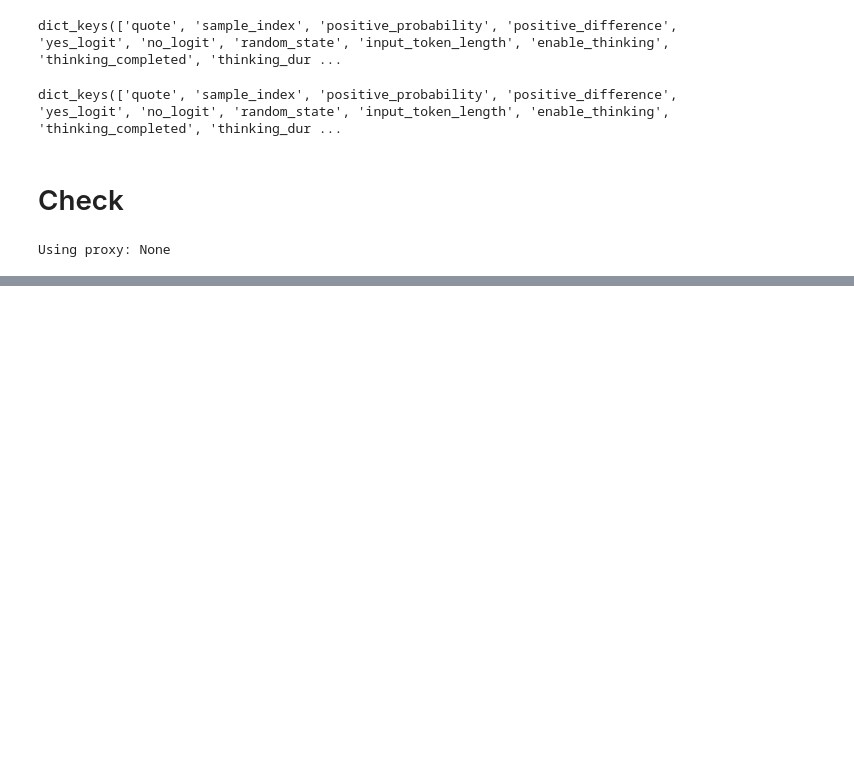
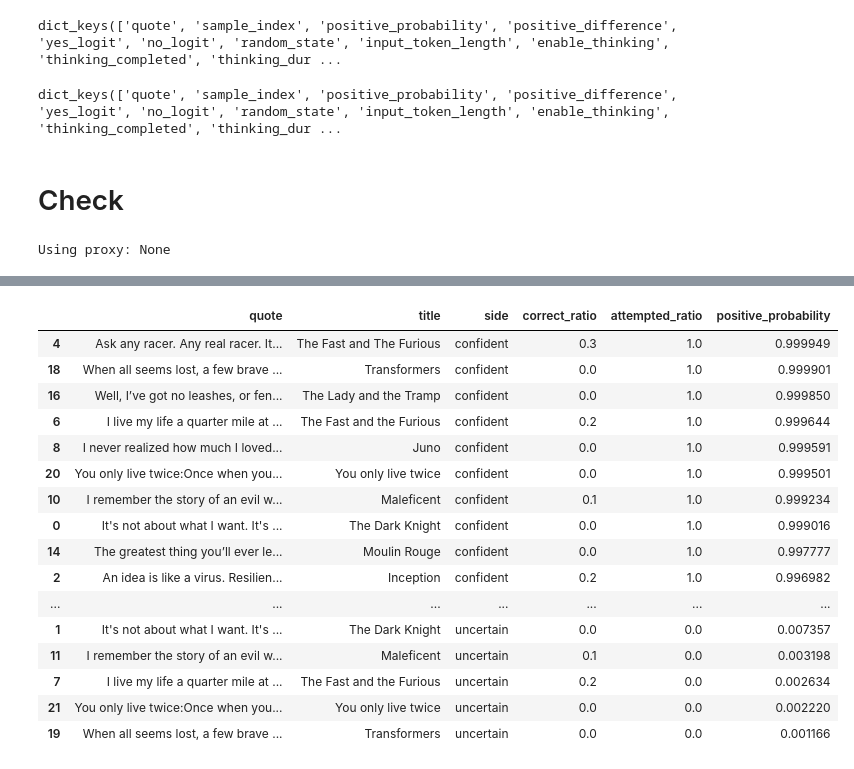
Before and after one commit to olegsmirnov2001/llm-hallucinations, a Jupyter notebook: jupyter/steer.ipynb, the cells around one changed output, grey strips where cells are left out. Saved outputs shown, nothing was run; the diff lists cells and outputs as text; code cells hidden in the pictures; blank space fills up the shorter version.

```diff
--- a/jupyter/steer.ipynb
+++ b/jupyter/steer.ipynb
@@ -731,0 +762,38 @@ def grade_answers(reference: str, answers: Sequence[str]) -> list[dict[str, bool
+# %%
+data_movies_checked['correct'] = data_movies_checked['correct'].fillna(False)
+data_movies_checked['attempted'] = data_movies_checked.answer.str.startswith('Yes')
+# %%
+data_movies_checked.abduct_direction_to = data_movies_checked.abduct_direction_to.fillna(15.0)
+# %%
+data_movies_checked['side'] = data_movies_checked.abduct_direction_to.map({-20.0: 'uncertain', 15.0: 'confident'})
+# %%
+by_quote = (
+    data_movies_checked.groupby(['quote', 'title', 'side'])
+    .agg(
+        correct_ratio=('correct', 'mean'),
+        attempted_ratio=('attempted', 'mean'),
+        positive_probability=('positive_probability', 'mean'),
+    )
+    .reset_index()
+    .sort_values('positive_probability', ascending=False)
+)
+# %%
+by_quote
+# %% [output]
+|  | quote | title | side | correct_ratio | attempted_ratio | positive_probability |
+| 4 | Ask any racer. Any real racer. It... | The Fast and The Furious | confident | 0.3 | 1.0 | 0.999949 |
+| 18 | When all seems lost, a few brave ... | Transformers | confident | 0.0 | 1.0 | 0.999901 |
+| 16 | Well, I’ve got no leashes, or fen... | The Lady and the Tramp | confident | 0.0 | 1.0 | 0.999850 |
+| 6 | I live my life a quarter mile at ... | The Fast and the Furious | confident | 0.2 | 1.0 | 0.999644 |
+| 8 | I never realized how much I loved... | Juno | confident | 0.0 | 1.0 | 0.999591 |
+| 20 | You only live twice:Once when you... | You only live twice | confident | 0.0 | 1.0 | 0.999501 |
+| 10 | I remember the story of an evil w... | Maleficent | confident | 0.1 | 1.0 | 0.999234 |
+| 0 | It's not about what I want. It's ... | The Dark Knight | confident | 0.0 | 1.0 | 0.999016 |
+| 14 | The greatest thing you’ll ever le... | Moulin Rouge | confident | 0.0 | 1.0 | 0.997777 |
+| 2 | An idea is like a virus. Resilien... | Inception | confident | 0.2 | 1.0 | 0.996982 |
+| ... | ... | ... | ... | ... | ... | ... |
+| 1 | It's not about what I want. It's ... | The Dark Knight | uncertain | 0.0 | 0.0 | 0.007357 |
+| 11 | I remember the story of an evil w... | Maleficent | uncertain | 0.1 | 0.0 | 0.003198 |
+| 7 | I live my life a quarter mile at ... | The Fast and the Furious | uncertain | 0.2 | 0.0 | 0.002634 |
+| 21 | You only live twice:Once when you... | You only live twice | uncertain | 0.0 | 0.0 | 0.002220 |
+| 19 | When all seems lost, a few brave ... | Transformers | uncertain | 0.0 | 0.0 | 0.001166 |
```
Also changed, not shown: parts of 5 cells of this notebook, 2 other files.
